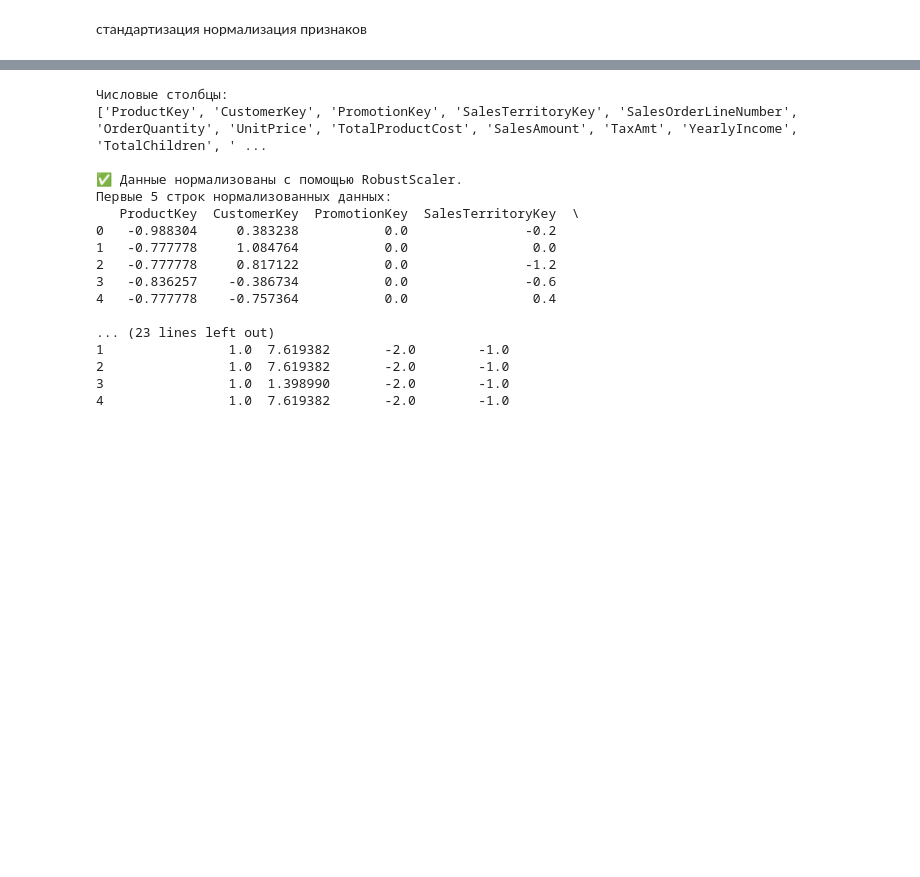
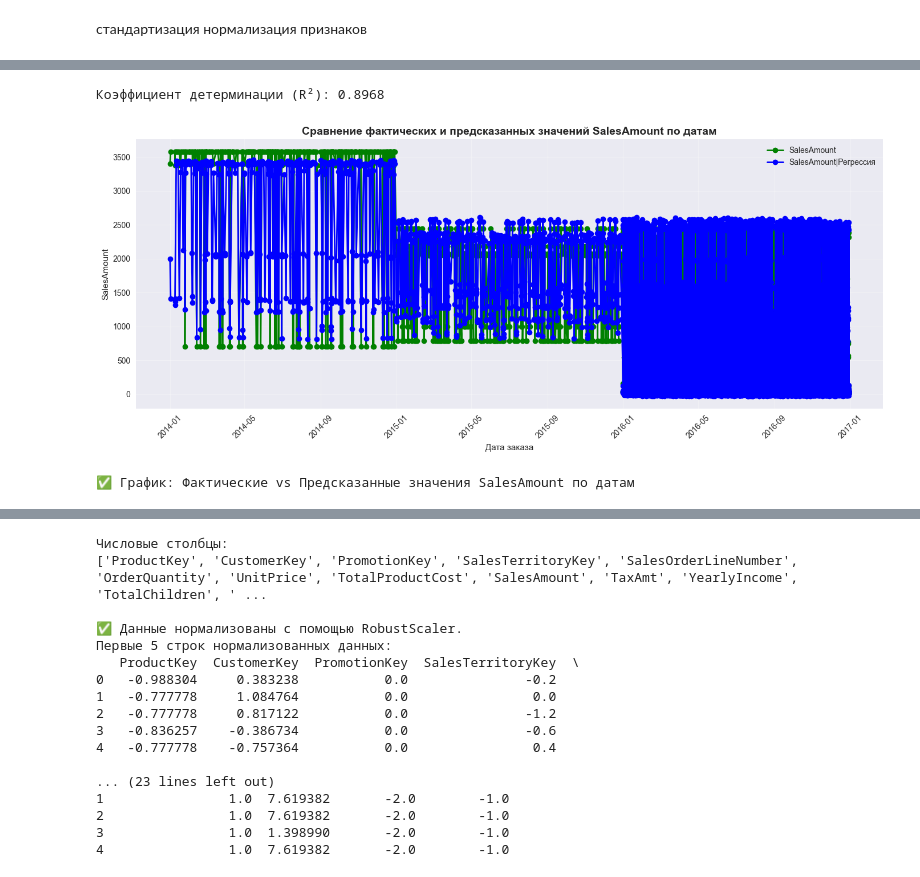
Before and after one commit to AlexSvonrm/AD-5-03.09.25-VNIIT-31, a Jupyter notebook: scripts/6_machine_learning.ipynb, the cells around one changed output, grey strips where cells are left out. Drawn from its saved outputs; the diff is of its cells as text; code cells hidden in the pictures; blank space fills up the shorter version.

```diff
--- a/scripts/6_machine_learning.ipynb
+++ b/scripts/6_machine_learning.ipynb
@@ -78,0 +331,80 @@ else:
+# %%
+# Целевая переменная (например, SalesAmount)
+y = df['SalesAmount']
+
+# Признаки (как вы указали)
+features = [
+    'UnitPrice', 'SubCategory', 'Category', 'DaysToManufacture', 'Gender',
+    'YearlyIncome', 'TotalChildren', 'Education', 'Occupation',
+    'HouseOwnerFlag', 'NumberCarsOwned', 'CommuteDistance',
+    'CustomerCity', 'CustomerState', 'Region', 'Country'
+]
+
+X = df[features].copy()
+
+# Кодируем категориальные признаки
+label_encoders = {}
+for col in X.columns:
+    if X[col].dtype == 'object':
+        le = LabelEncoder()
+        X[col] = le.fit_transform(X[col].astype(str))
+        label_encoders[col] = le
+
+# Нормализуем числовые признаки
+scaler = StandardScaler()
+X_scaled = scaler.fit_transform(X)
+X_scaled = pd.DataFrame(X_scaled, columns=X.columns, index=X.index)
+
+# Разделение на train и test
+X_train, X_test, y_train, y_test = train_test_split(
+    X_scaled, y, test_size=0.2, random_state=42
+)
+
+# Обучение модели
+model = LinearRegression()
+model.fit(X_train, y_train)
+
+# Предсказания
+y_pred = model.predict(X_test)
+
+# Оценка
+r2 = r2_score(y_test, y_pred)
+
+print(f"Коэффициент детерминации (R²): {r2:.4f}")
+# %% [output]
+Коэффициент детерминации (R²): 0.8968
+# %%
+# Создаём DataFrame для графика
+plot_data = pd.DataFrame({
+    'Actual': y_test.reset_index(drop=True),
+    'Predicted': y_pred,
+    'Date': df.loc[X_test.index, 'OrderDate'].reset_index(drop=True)  # берем даты из исходного df по индексу X_test
+})
+
+# Сортируем по дате (если нужно)
+plot_data = plot_data.sort_values('Date').reset_index(drop=True)
+
+plt.figure(figsize=(14, 6))
+
+# Фактические значения
+plt.plot(plot_data['Date'], plot_data['Actual'],
+         marker='o', color='green', linewidth=2, label='SalesAmount')
+
+# Предсказанные значения
+plt.plot(plot_data['Date'], plot_data['Predicted'],
+         marker='o', color='blue', linewidth=2, label='SalesAmount|Регрессия')
+
+plt.title('Сравнение фактических и предсказанных значений SalesAmount по датам', fontsize=14, fontweight='bold')
+plt.xlabel('Дата заказа')
+plt.ylabel('SalesAmount')
+plt.legend()
+plt.grid(True, alpha=0.3)
+plt.xticks(rotation=45)  # поворот дат, чтобы не накладывались
+
+plt.tight_layout()
+plt.show()
+
+print("✅ График: Фактические vs Предсказанные значения SalesAmount по датам")
+# %% [output]
+[figure, added]
+✅ График: Фактические vs Предсказанные значения SalesAmount по датам
```
Also changed, not shown: parts of 18 cells of this notebook, 4 other files.
